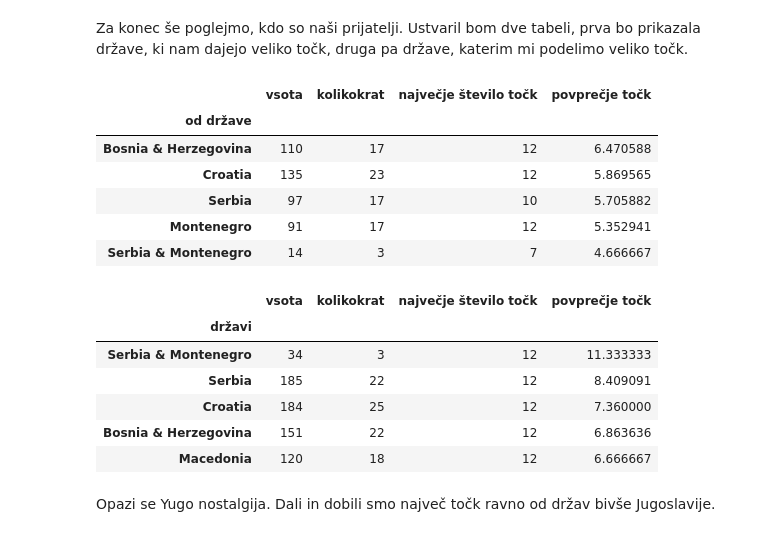
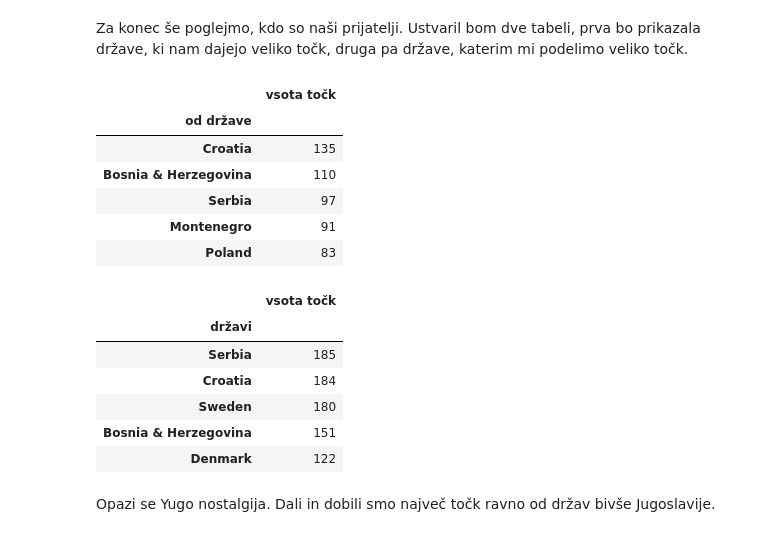
Before and after one commit to lukasimcic/Evrovizija-obdelava-podatkov, a Jupyter notebook: obdelava_podatkov.ipynb, the cells around one changed output. Cells and saved outputs as stored; diff of their text form; code cells hidden in the pictures.

```diff
--- a/obdelava_podatkov.ipynb
+++ b/obdelava_podatkov.ipynb
@@ -407,33 +407,33 @@ Vse te države so si geografsko blizu. Poleg tega bi med njimi lahko potegnili k
 # %% [markdown]
 Za konec še poglejmo, kdo so naši prijatelji. Ustvaril bom dve tabeli, prva bo prikazala države, ki nam dajejo veliko točk, druga pa države, katerim mi podelimo veliko točk.
 # %%
-prijatelji1 = glasovi.query('državi == "Slovenia"').groupby('od države')['točke'] \
-        .aggregate([sum, 'count', max, np.mean]) \
-        .sort_values(by=['mean', 'count'], ascending=False) \
-        .rename(columns={'sum': 'vsota', 'count': 'kolikokrat', 'max': 'največje število točk', 'mean': 'povprečje točk'})
+prijatelji1 = glasovi[glasovi['državi'] == 'Slovenia'].groupby('od države')['točke'] \
+        .aggregate([sum]) \
+        .sort_values('sum', ascending=False) \
+        .rename(columns={'sum': 'vsota točk'})
 prijatelji1.head()
 # %% [output]
-|  | vsota | kolikokrat | največje število točk | povprečje točk |
-| od države |  |  |  |  |
-| Bosnia & Herzegovina | 110 | 17 | 12 | 6.470588 |
-| Croatia | 135 | 23 | 12 | 5.869565 |
-| Serbia | 97 | 17 | 10 | 5.705882 |
-| Montenegro | 91 | 17 | 12 | 5.352941 |
-| Serbia & Montenegro | 14 | 3 | 7 | 4.666667 |
+|  | vsota točk |
+| od države |  |
+| Croatia | 135 |
+| Bosnia & Herzegovina | 110 |
+| Serbia | 97 |
+| Montenegro | 91 |
+| Poland | 83 |
 # %%
 prijatelji2 = glasovi[glasovi['od države'] == 'Slovenia'].groupby('državi')['točke'] \
-        .aggregate([sum, 'count', max, np.mean]) \
-        .sort_values(by=['mean', 'count'], ascending=False) \
-        .rename(columns={'sum': 'vsota', 'count': 'kolikokrat', 'max': 'največje število točk', 'mean': 'povprečje točk'})
+        .aggregate([sum]) \
+        .sort_values('sum', ascending=False) \
+        .rename(columns={'sum': 'vsota točk'})
 prijatelji2.head()
 # %% [output]
-|  | vsota | kolikokrat | največje število točk | povprečje točk |
-| državi |  |  |  |  |
-| Serbia & Montenegro | 34 | 3 | 12 | 11.333333 |
-| Serbia | 185 | 22 | 12 | 8.409091 |
-| Croatia | 184 | 25 | 12 | 7.360000 |
-| Bosnia & Herzegovina | 151 | 22 | 12 | 6.863636 |
-| Macedonia | 120 | 18 | 12 | 6.666667 |
+|  | vsota točk |
+| državi |  |
+| Serbia | 185 |
+| Croatia | 184 |
+| Sweden | 180 |
+| Bosnia & Herzegovina | 151 |
+| Denmark | 122 |
 # %% [markdown]
 Opazi se Yugo nostalgija. Dali in dobili smo največ točk ravno od držav bivše Jugoslavije.
 # %% [markdown]
```
Also changed, not shown: parts of 5 cells of this notebook.
